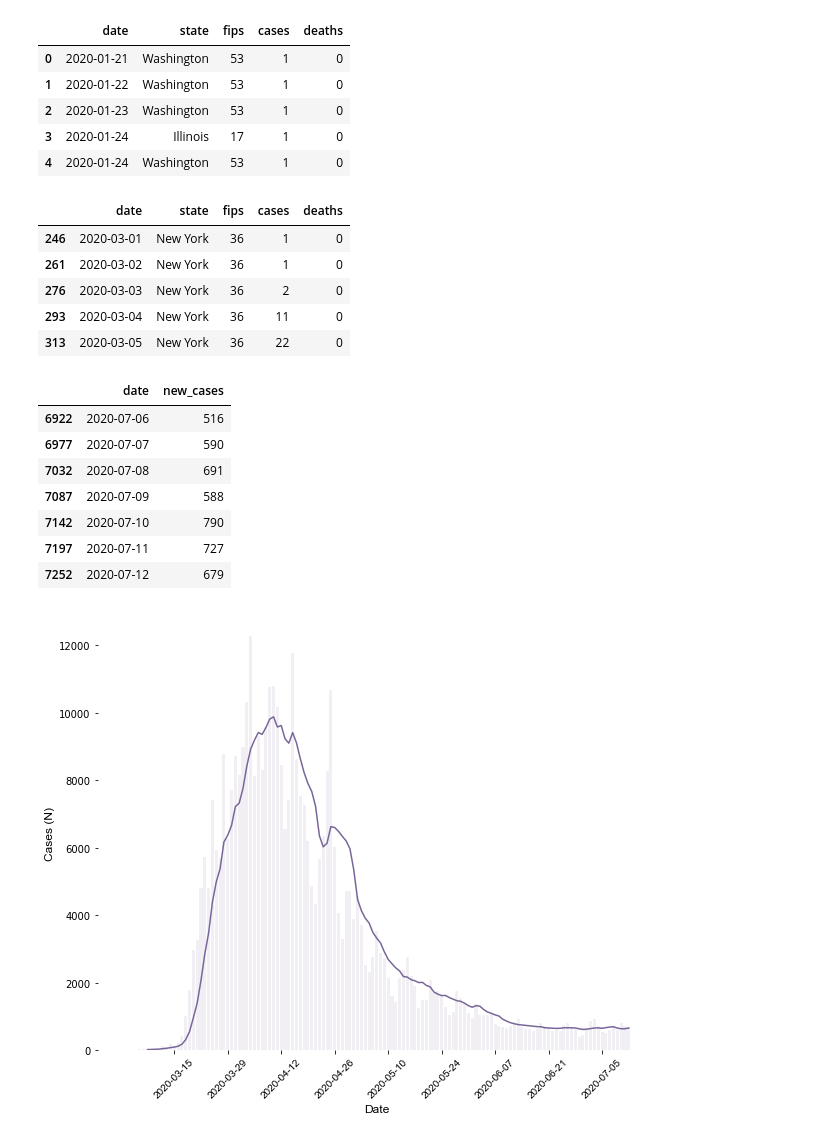
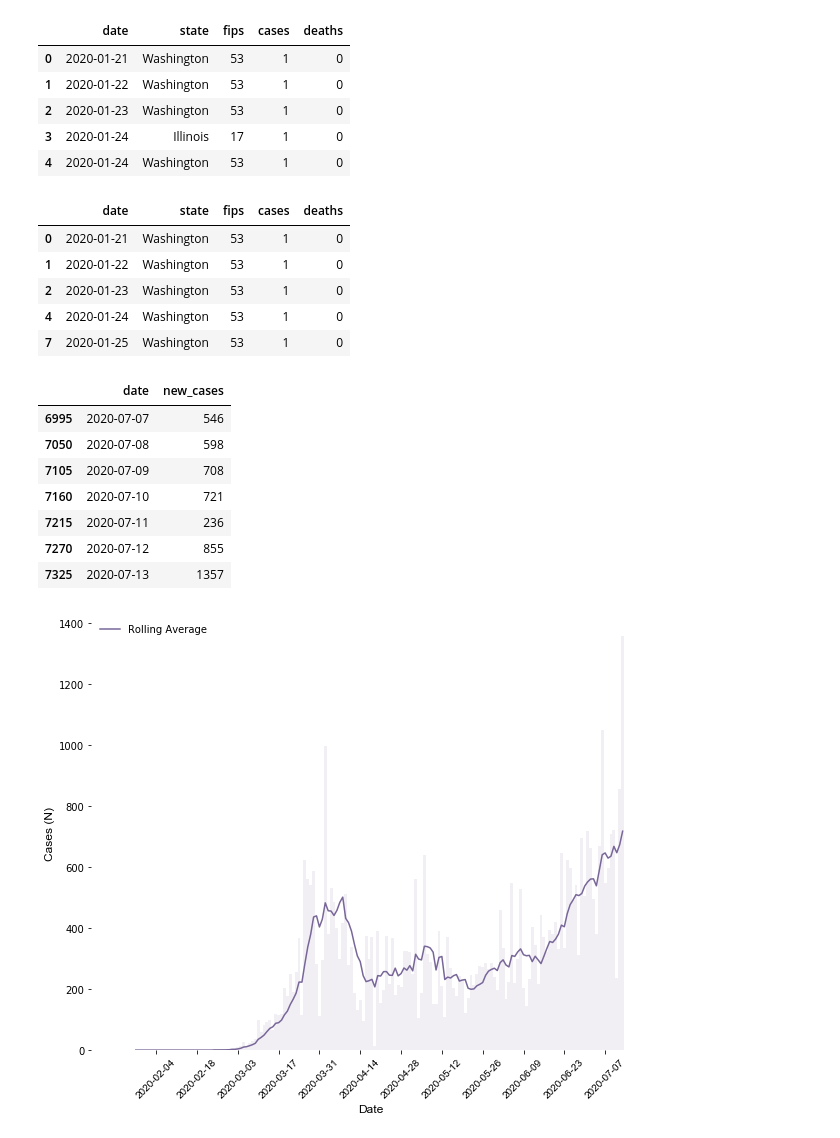
Before and after one commit to TJL30308/rolling_in_the_covid, a Jupyter notebook: development/washington_dev.ipynb, the cells around one changed output. Cells and saved outputs as stored; diff of their text form; code cells hidden in the pictures.

Commit message:
updates to dev plots

```diff
--- a/development/washington_dev.ipynb
+++ b/development/washington_dev.ipynb
@@ -18,15 +18,15 @@ df.head()
 # %%
 states = df['state'].unique()
 # %%
-df_state = df[df['state']=='New York']
+df_state = df[df['state']=='Washington']
 df_state.head()
 # %% [output]
 |  | date | state | fips | cases | deaths |
-| 246 | 2020-03-01 | New York | 36 | 1 | 0 |
-| 261 | 2020-03-02 | New York | 36 | 1 | 0 |
-| 276 | 2020-03-03 | New York | 36 | 2 | 0 |
-| 293 | 2020-03-04 | New York | 36 | 11 | 0 |
-| 313 | 2020-03-05 | New York | 36 | 22 | 0 |
+| 0 | 2020-01-21 | Washington | 53 | 1 | 0 |
+| 1 | 2020-01-22 | Washington | 53 | 1 | 0 |
+| 2 | 2020-01-23 | Washington | 53 | 1 | 0 |
+| 4 | 2020-01-24 | Washington | 53 | 1 | 0 |
+| 7 | 2020-01-25 | Washington | 53 | 1 | 0 |
 # %%
 dates = df_state['date']
 new_dates = dates[1:]
@@ -37,37 +37,37 @@ new_df = pd.DataFrame({'date': new_dates,
 new_df.tail(7)
 # %% [output]
 |  | date | new_cases |
-| 6922 | 2020-07-06 | 516 |
-| 6977 | 2020-07-07 | 590 |
-| 7032 | 2020-07-08 | 691 |
-| 7087 | 2020-07-09 | 588 |
-| 7142 | 2020-07-10 | 790 |
-| 7197 | 2020-07-11 | 727 |
-| 7252 | 2020-07-12 | 679 |
+| 6995 | 2020-07-07 | 546 |
+| 7050 | 2020-07-08 | 598 |
+| 7105 | 2020-07-09 | 708 |
+| 7160 | 2020-07-10 | 721 |
+| 7215 | 2020-07-11 | 236 |
+| 7270 | 2020-07-12 | 855 |
+| 7325 | 2020-07-13 | 1357 |
 # %%
 date_seventh = df_state['date'][::14]
 rolling_cases = new_df['new_cases'].rolling(7).mean()
 # %%
 fig, ax = plt.subplots(figsize=(10, 8))
 
 right_side = ax.spines['right']
 right_side.set_visible(False)
 left_side = ax.spines['left']
 left_side.set_visible(False)
 top_side = ax.spines['top']
 top_side.set_visible(False)
 bottom_side = ax.spines['bottom']
 bottom_side.set_visible(False)
 
-plt.plot(new_df['date'], rolling_cases, color=(0.47, 0.40, 0.60))
-plt.bar(new_df['date'], new_df['new_cases'], color=(0.47, 0.40, 0.60), alpha=0.1)
+line = plt.plot(new_df['date'], rolling_cases, color=(0.47, 0.40, 0.60))
+bar = plt.bar(new_df['date'], new_df['new_cases'], color=(0.47, 0.40, 0.60), alpha=0.1, width=1)
 plt.xticks(ticks=date_seventh[1:13], rotation=45, fontname='Arial', fontsize=10)
 # plt.title('Seven Day Rolling Average New COVID-19 Cases')
 plt.ylabel('Cases (N)', fontname='Arial', fontsize=12)
 plt.xlabel('Date', fontname='Arial', fontsize=12)
-
-plt.savefig('newyork_bar_roll_plot.png', dpi=None, facecolor='w', edgecolor='w', orientation='portrait')
+plt.legend(line, ('Rolling Average',), loc='upper left', frameon=False)
+#plt.savefig('washington_bar_roll_plot.png', dpi=None, facecolor='w', edgecolor='w', orientation='portrait')
 
 plt.show()
 # %% [output]
-[figure, old version]
+[figure, new version]
```
Also changed, not shown: 3 other files.
